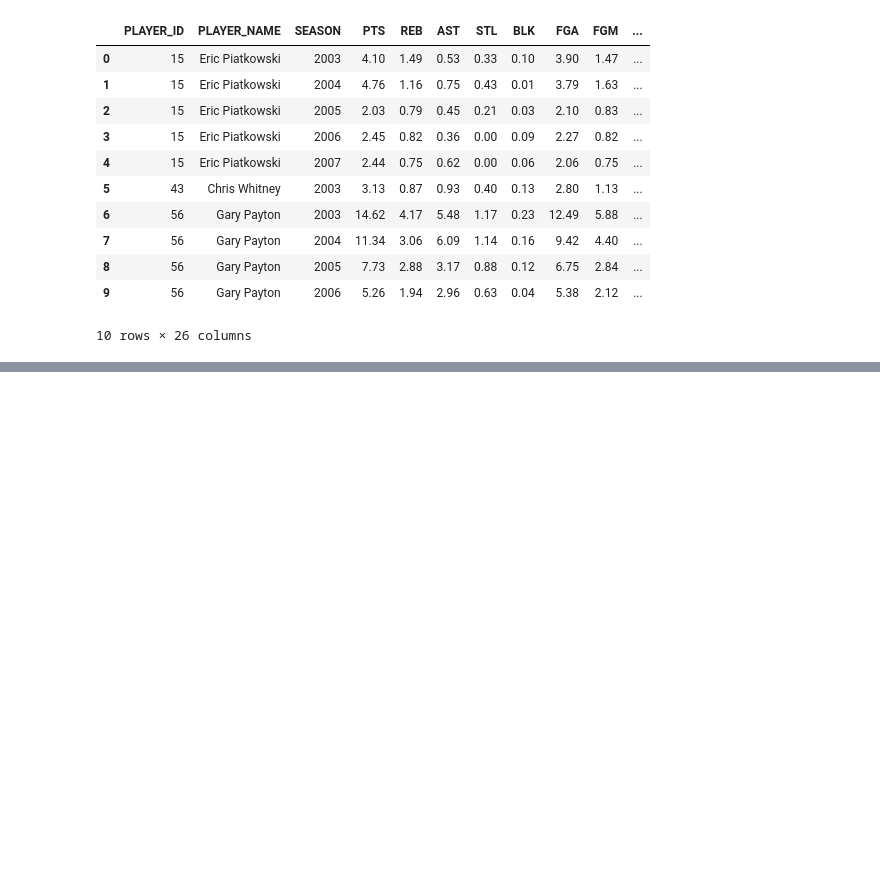
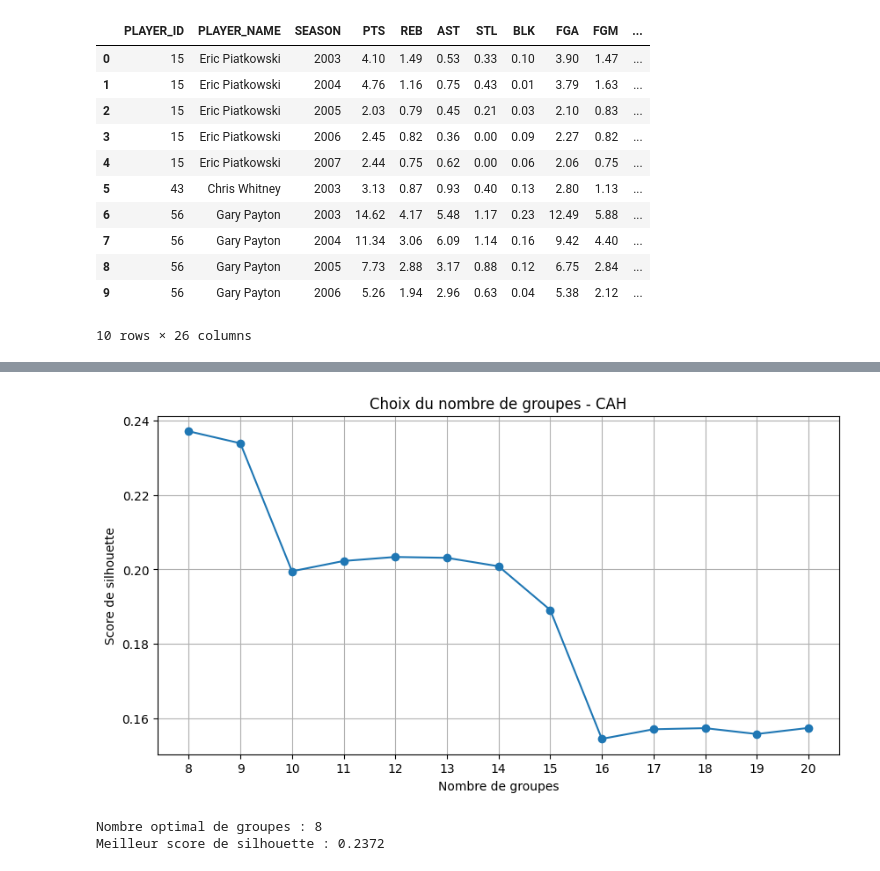
Before and after one commit to Smqck/NBA-Project, a Jupyter notebook: projet NBA/nba-player comparatif.ipynb, the cells around one changed output, grey strips where cells are left out. Drawn from its saved outputs; the diff is of its cells as text; code cells hidden in the pictures; blank space fills up the shorter version.

```diff
--- a/projet NBA/nba-player comparatif.ipynb
+++ b/projet NBA/nba-player comparatif.ipynb
@@ -1088,0 +1333,20 @@ moyennes.round(2).to_csv(
+# %%
+from scipy.cluster.hierarchy import fcluster
+from sklearn.metrics import silhouette_score
+
+# Liste pour enregistrer les résultats
+scores = []
+
+# Tester entre 8 et 20 groupes
+for k in range(8, 21):
+
+    # Création des groupes avec la CAH
+    groupes = fcluster(Z, t=k, criterion="maxclust")
+
+    # Calcul du score de silhouette
+    score = silhouette_score(X_echantillon, groupes)
+
+    # Enregistrement du résultat
+    scores.append(score)
+
+    print(f"{k} groupes : silhouette = {score:.4f}")
@@ -1088,0 +1367,31 @@ moyennes.round(2).to_csv(
+# %%
+import matplotlib.pyplot as plt
+
+plt.figure(figsize=(10, 5))
+
+plt.plot(range(8, 21), scores, marker='o')
+
+plt.xlabel("Nombre de groupes")
+plt.ylabel("Score de silhouette")
+plt.title("Choix du nombre de groupes - CAH")
+
+plt.xticks(range(8, 21))
+plt.grid()
+
+plt.show()
+# %% [output]
+[figure, added]
+# %%
+import numpy as np
+
+# Recherche du meilleur score
+meilleur_score = max(scores)
+
+# Nombre de groupes correspondant
+meilleur_k = list(range(8, 21))[np.argmax(scores)]
+
+print("Nombre optimal de groupes :", meilleur_k)
+print("Meilleur score de silhouette :", round(meilleur_score, 4))
+# %% [output]
+Nombre optimal de groupes : 8
+Meilleur score de silhouette : 0.2372
```
Also changed, not shown: parts of 24 cells of this notebook, 7 other files.
